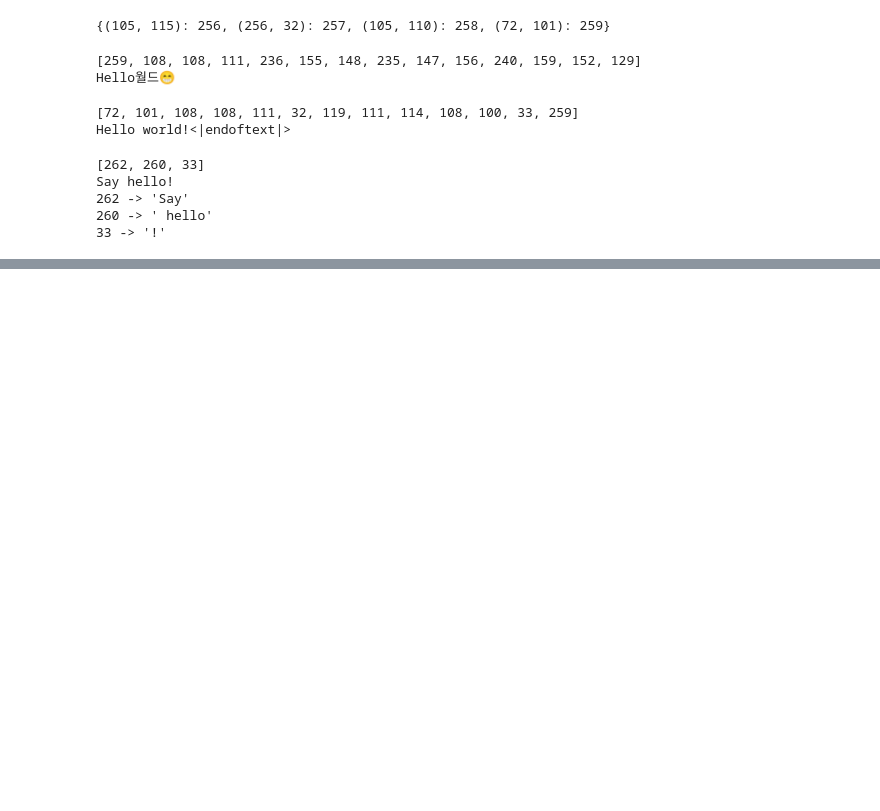
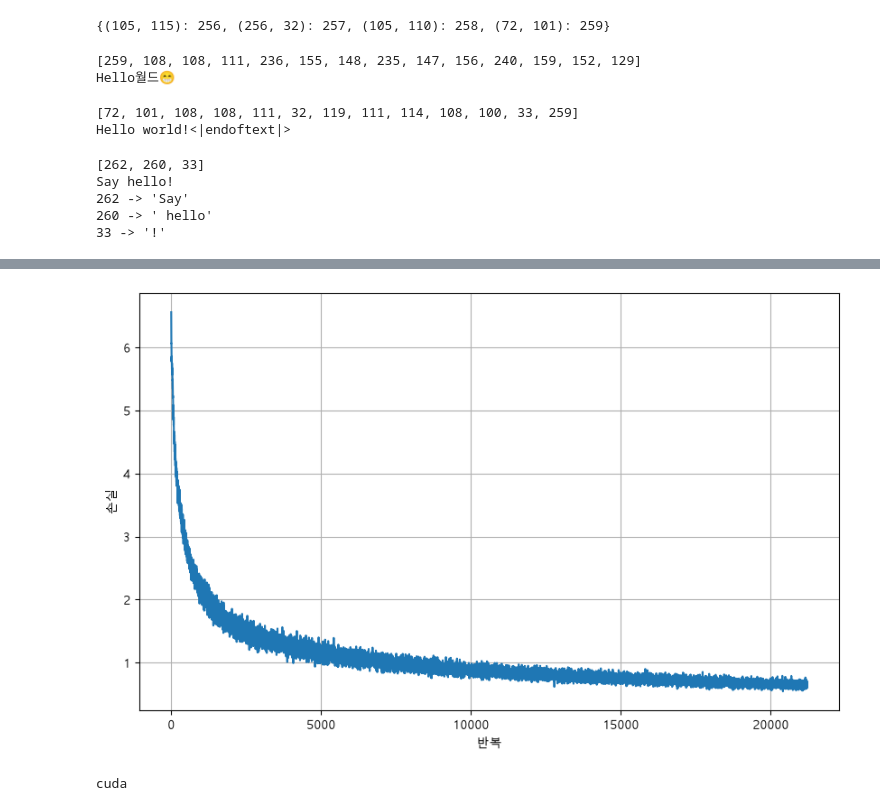
Before and after one commit to hjl4709/17-codebot, a Jupyter notebook: ch01.ipynb, the cells around one changed output, grey strips where cells are left out. Saved outputs shown, nothing was run; the diff lists cells and outputs as text; code cells hidden in the pictures; blank space fills up the shorter version.

```diff
--- a/ch01.ipynb
+++ b/ch01.ipynb
@@ -375,0 +489,13 @@ Say hello!
+# %%
+class TokenDataset(Dataset):
+    def __init__(self, tokens, context_len):
+        self.tokens = torch.tensor(tokens, dtype=torch.long)
+        self.context_len = context_len
+
+    def __len__(self):
+        return len(self.tokens) - self.context_len
+
+    def __getitem__(self, idx):
+        x = self.tokens[idx: idx + self.context_len]
+        y = self.tokens[idx+1: idx + self.context_len+1]
+        return x, y
@@ -375,0 +549,53 @@ Say hello!
+# %%
+pbar = tqdm(range(max_iters))
+for i in pbar:
+    batch_x, batch_y = next(data_iter)
+    batch_x, batch_y = batch_x.to(device), batch_y.to(device)
+    logits = model(batch_x)
+
+    loss = F.cross_entropy(logits.view(-1, logits.size(-1)),
+                           batch_y.view(-1))
+    optimizer.zero_grad()
+    loss.backward()
+
+    optimizer.step()
+
+    losses.append(loss.item())
+    pbar.set_postfix({'loss': f'{loss.item():.4f}'})
+
+plt.rcParams['font.family'] = 'Malgun Gothic'
+plt.rcParams['axes.unicode_minus'] = False
+plt.figure(figsize=(10,6))
+plt.plot(losses)
+plt.xlabel('반복')
+plt.ylabel('손실')
+plt.grid(True)
+plt.savefig('loss.pretrain.png')
+
+model.save(model_save_path)
+# %% [output]
+[figure, added]
+# %%
+import sys
+sys.path.append('.')
+
+import torch
+import torch.nn.functional as F
+from codebot.model import GPT
+from codebot.tokenizer import BPETokenizer
+from codebot.utils import get_device
+
+device = get_device()
+print(device)
+
+model_save_path = 'codebot/model_pretrain.pt'
+tokenizer_path = 'codebot/merge_rules.pkl'
+
+prompt = 'def'
+max_new_tokens = 200
+temperature = 1.0
+
+tokenizer = BPETokenizer.load_from(tokenizer_path)
+model = GPT.load_from(model_save_path, device=device)
+# %% [output]
+cuda
```
Also changed, not shown: parts of 13 cells of this notebook, 10 other files.
